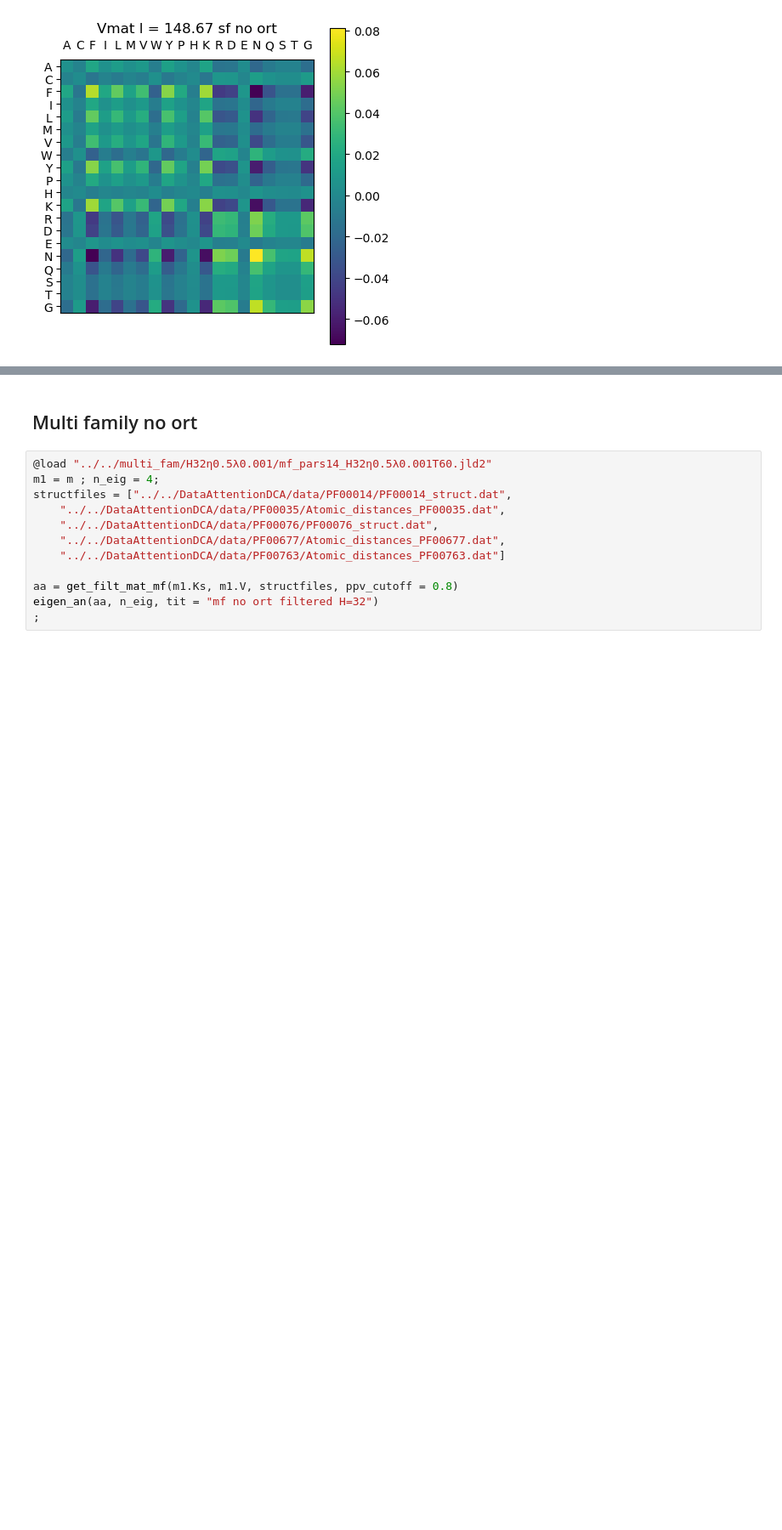
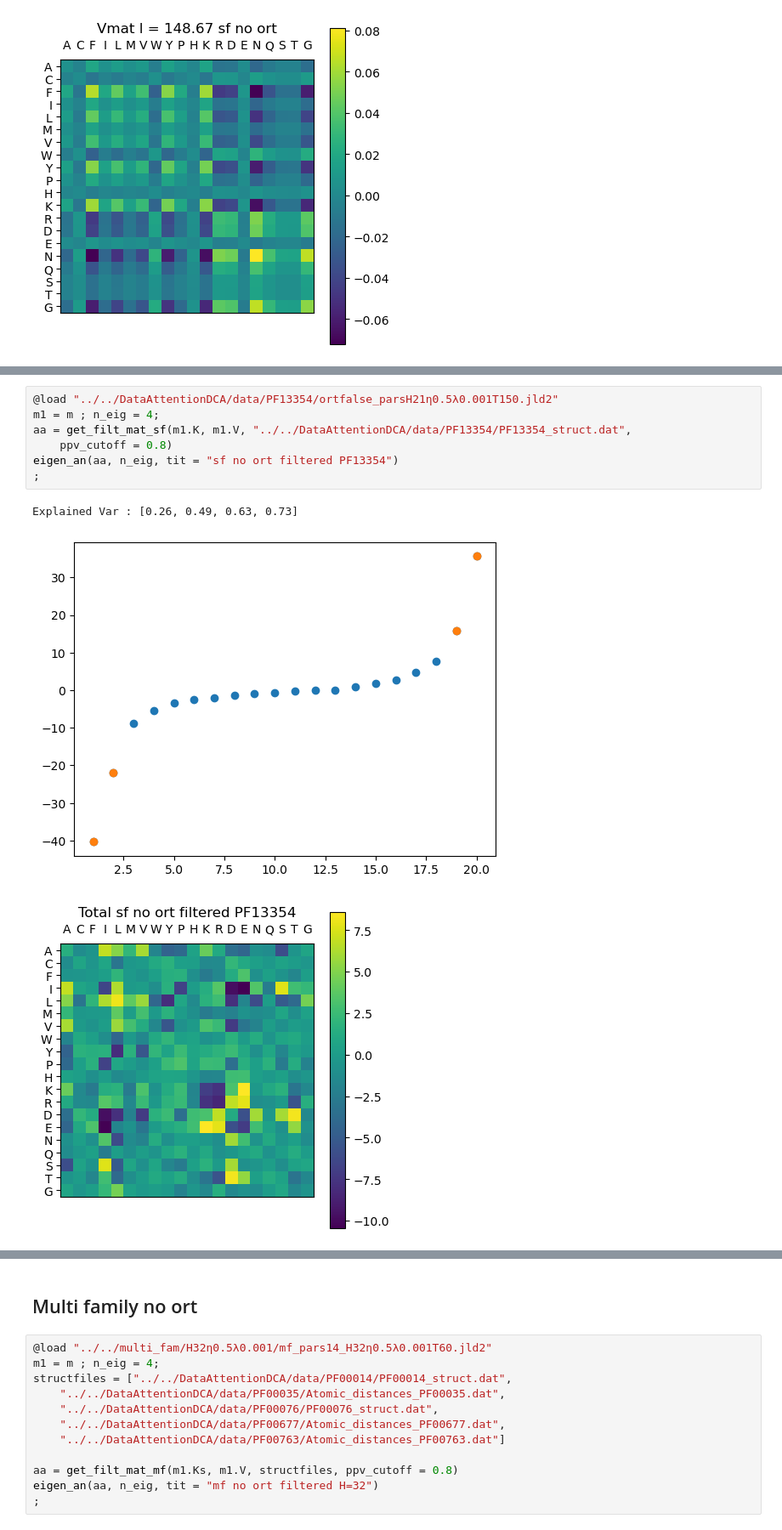
Before and after one commit to leonardodibari/HopfieldDCA.jl, a Jupyter notebook: notebooks/int_matrix.ipynb, the cells around one changed output, grey strips where cells are left out. Shown at 85% size. Drawn from its saved outputs; the diff is of its cells as text; blank space fills up the shorter version.

```diff
--- a/notebooks/int_matrix.ipynb
+++ b/notebooks/int_matrix.ipynb
@@ -216,0 +224,11 @@ Explained Var : [0.23, 0.43, 0.54, 0.62]
+# %%
+@load "../../DataAttentionDCA/data/PF13354/ortfalse_parsH21η0.5λ0.001T150.jld2"
+m1 = m ; n_eig = 4;
+aa = get_filt_mat_sf(m1.K, m1.V, "../../DataAttentionDCA/data/PF13354/PF13354_struct.dat",
+    ppv_cutoff = 0.8)
+eigen_an(aa, n_eig, tit = "sf no ort filtered PF13354")
+;
+# %% [output]
+Explained Var : [0.26, 0.49, 0.63, 0.73]
+[figure, added]
+[figure, added]
```
Also changed, not shown: parts of 5 cells of this notebook, 4 other files.
